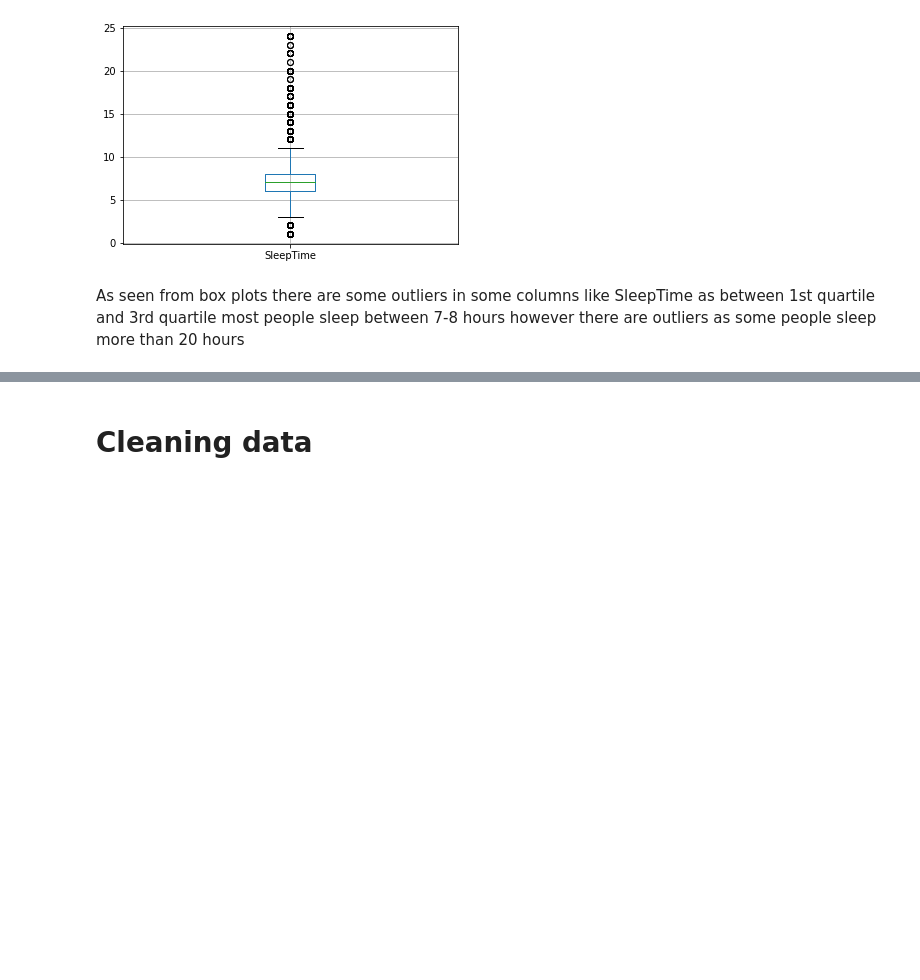
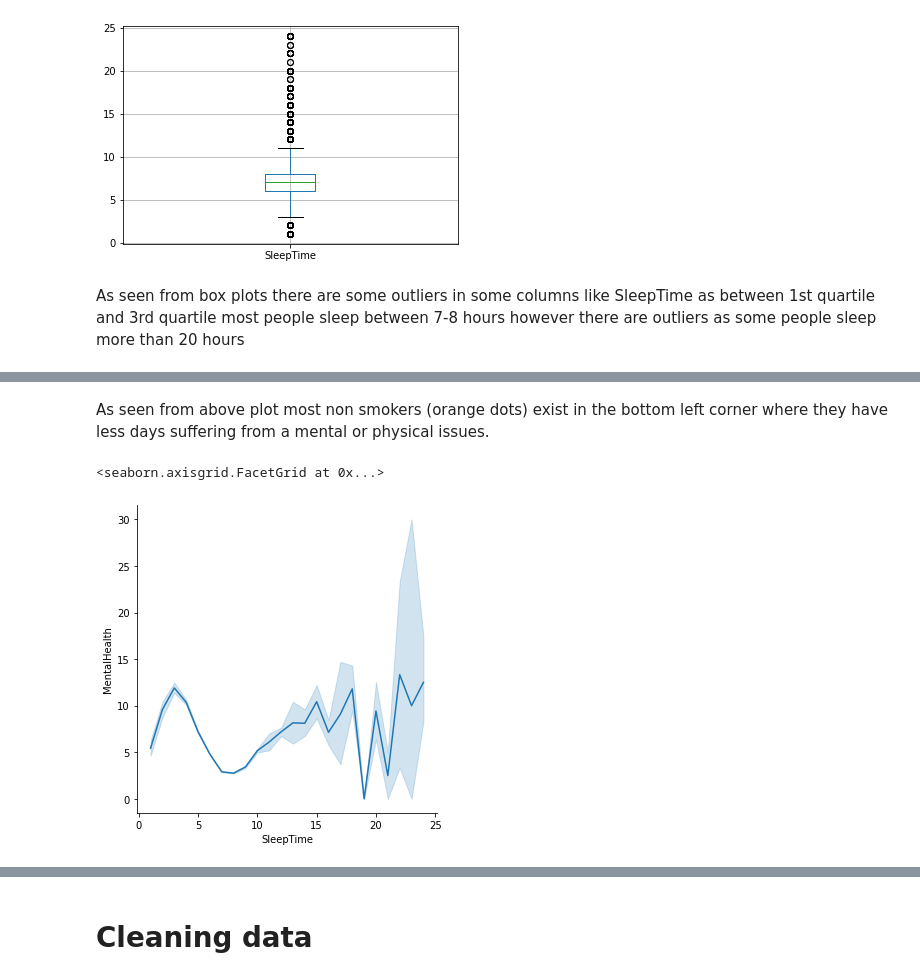
Before and after one commit to ahmedx3/Big-Data-Project, a Jupyter notebook: Visualization_Cleaning.ipynb, the cells around one changed output, grey strips where cells are left out. Saved outputs shown, nothing was run; the diff lists cells and outputs as text; code cells hidden in the pictures; blank space fills up the shorter version.

```diff
--- a/Visualization_Cleaning.ipynb
+++ b/Visualization_Cleaning.ipynb
@@ -131,0 +136,7 @@ As seen from box plots there are some outliers in some columns like SleepTime as
+# %% [markdown]
+As seen from above plot most non smokers (orange dots) exist in the bottom left corner where they have less days suffering from a mental or physical issues.
+# %%
+sns.relplot(x="SleepTime", y="MentalHealth", kind="line", data=imported_data)
+# %% [output]
+<seaborn.axisgrid.FacetGrid at 0x...>
+[figure, added]
```
Also changed, not shown: parts of 9 cells of this notebook.
